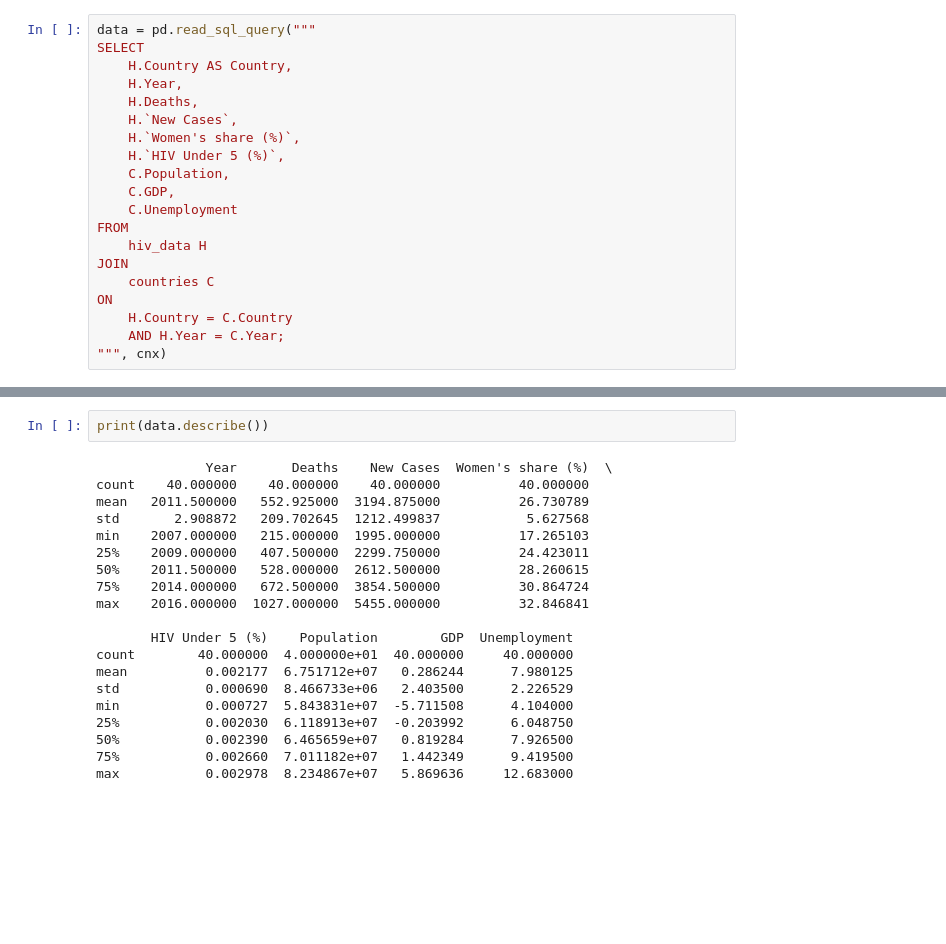
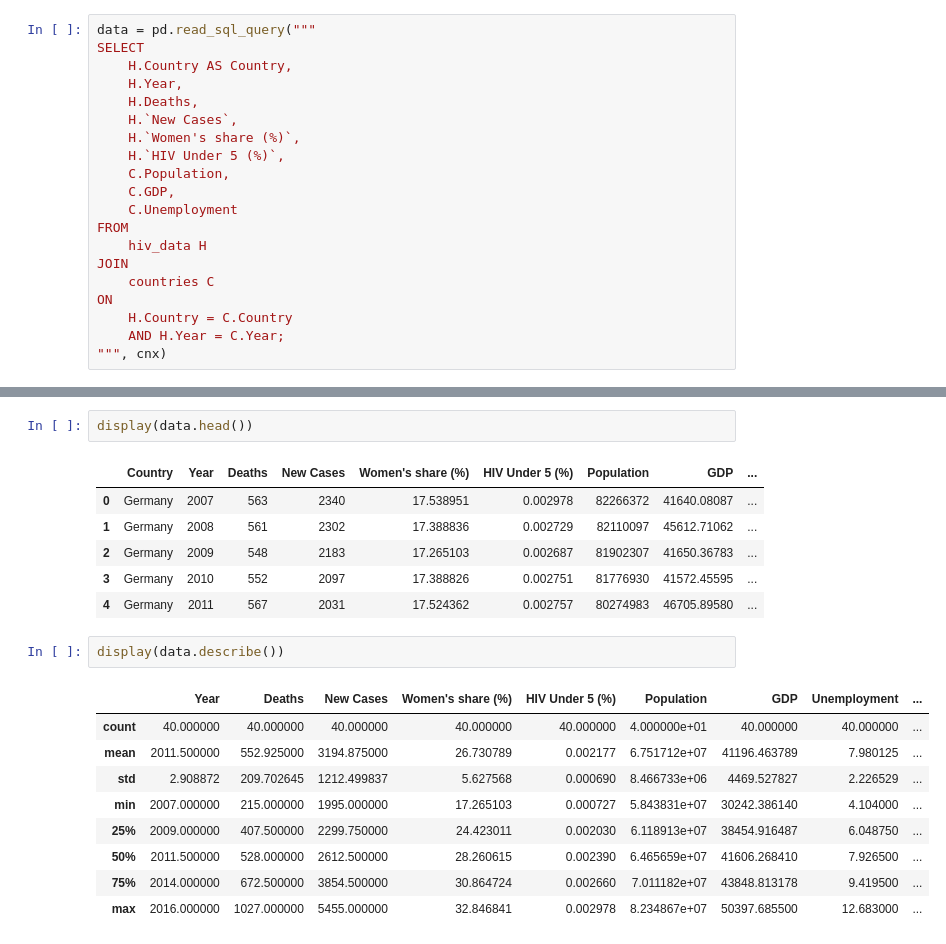
Before and after one commit to sgaur99/hiv_analysis, a Jupyter notebook: notebooks/hiv_analysis.ipynb, the cells around one changed output, grey strips where cells are left out. Drawn from its saved outputs; the diff is of its cells as text; blank space fills up the shorter version.

```diff
--- a/notebooks/hiv_analysis.ipynb
+++ b/notebooks/hiv_analysis.ipynb
@@ -52,25 +31,24 @@ None
+# %%
+display(data.head())
+# %% [output]
+|  | Country | Year | Deaths | New Cases | Women's share (%) | HIV Under 5 (%) | Population | GDP | ... |
+| 0 | Germany | 2007 | 563 | 2340 | 17.538951 | 0.002978 | 82266372 | 41640.08087 | ... |
+| 1 | Germany | 2008 | 561 | 2302 | 17.388836 | 0.002729 | 82110097 | 45612.71062 | ... |
+| 2 | Germany | 2009 | 548 | 2183 | 17.265103 | 0.002687 | 81902307 | 41650.36783 | ... |
+| 3 | Germany | 2010 | 552 | 2097 | 17.388826 | 0.002751 | 81776930 | 41572.45595 | ... |
+| 4 | Germany | 2011 | 567 | 2031 | 17.524362 | 0.002757 | 80274983 | 46705.89580 | ... |
 # %%
-print(data.describe())
+display(data.describe())
 # %% [output]
-              Year       Deaths    New Cases  Women's share (%)  \
-count    40.000000    40.000000    40.000000          40.000000
-mean   2011.500000   552.925000  3194.875000          26.730789
-std       2.908872   209.702645  1212.499837           5.627568
-min    2007.000000   215.000000  1995.000000          17.265103
-25%    2009.000000   407.500000  2299.750000          24.423011
-50%    2011.500000   528.000000  2612.500000          28.260615
-75%    2014.000000   672.500000  3854.500000          30.864724
-max    2016.000000  1027.000000  5455.000000          32.846841
-
-       HIV Under 5 (%)    Population        GDP  Unemployment
-count        40.000000  4.000000e+01  40.000000     40.000000
-mean          0.002177  6.751712e+07   0.286244      7.980125
-std           0.000690  8.466733e+06   2.403500      2.226529
-min           0.000727  5.843831e+07  -5.711508      4.104000
-25%           0.002030  6.118913e+07  -0.203992      6.048750
-50%           0.002390  6.465659e+07   0.819284      7.926500
-75%           0.002660  7.011182e+07   1.442349      9.419500
-max           0.002978  8.234867e+07   5.869636     12.683000
+|  | Year | Deaths | New Cases | Women's share (%) | HIV Under 5 (%) | Population | GDP | Unemployment | ... |
+| count | 40.000000 | 40.000000 | 40.000000 | 40.000000 | 40.000000 | 4.000000e+01 | 40.000000 | 40.000000 | ... |
+| mean | 2011.500000 | 552.925000 | 3194.875000 | 26.730789 | 0.002177 | 6.751712e+07 | 41196.463789 | 7.980125 | ... |
+| std | 2.908872 | 209.702645 | 1212.499837 | 5.627568 | 0.000690 | 8.466733e+06 | 4469.527827 | 2.226529 | ... |
+| min | 2007.000000 | 215.000000 | 1995.000000 | 17.265103 | 0.000727 | 5.843831e+07 | 30242.386140 | 4.104000 | ... |
+| 25% | 2009.000000 | 407.500000 | 2299.750000 | 24.423011 | 0.002030 | 6.118913e+07 | 38454.916487 | 6.048750 | ... |
+| 50% | 2011.500000 | 528.000000 | 2612.500000 | 28.260615 | 0.002390 | 6.465659e+07 | 41606.268410 | 7.926500 | ... |
+| 75% | 2014.000000 | 672.500000 | 3854.500000 | 30.864724 | 0.002660 | 7.011182e+07 | 43848.813178 | 9.419500 | ... |
+| max | 2016.000000 | 1027.000000 | 5455.000000 | 32.846841 | 0.002978 | 8.234867e+07 | 50397.685500 | 12.683000 | ... |
 # %%
 def plot_column(data, column_name):
     """
```
Also changed, not shown: parts of 6 cells of this notebook, 3 other files.
